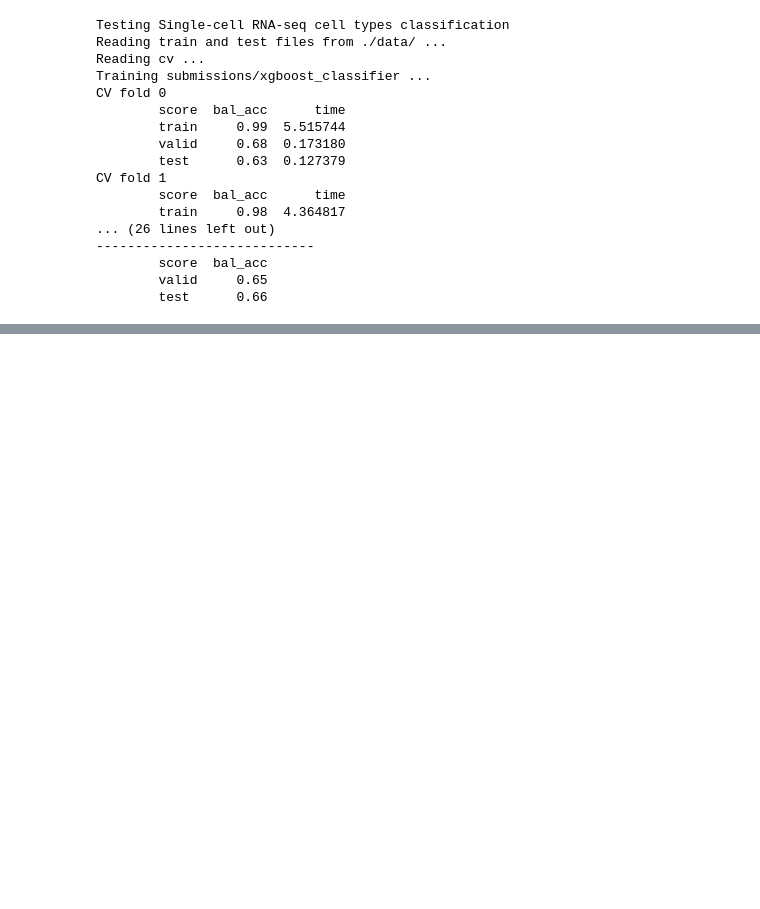
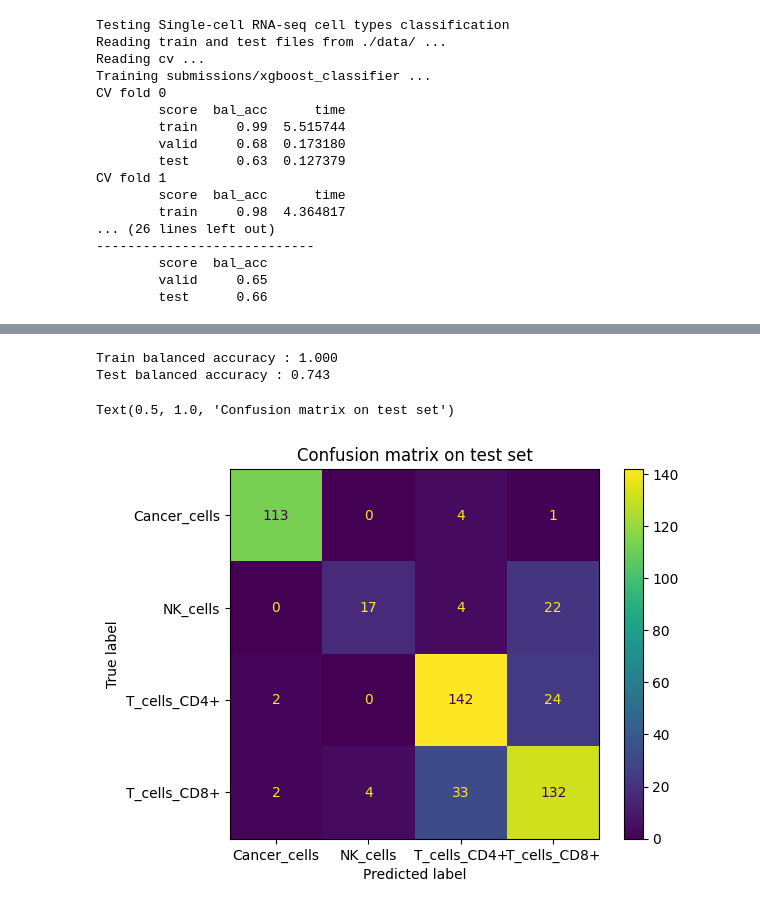
Before and after one commit to DataCampDS/scmark-classification-etoiles, a Jupyter notebook: pipeline_model.ipynb, the cells around one changed output, grey strips where cells are left out. Saved outputs shown, nothing was run; the diff lists cells and outputs as text; code cells hidden in the pictures; blank space fills up the shorter version.

```diff
--- a/pipeline_model.ipynb
+++ b/pipeline_model.ipynb
@@ -233,0 +410,24 @@ CV fold 1
+# %%
+# fit on train
+pipe.fit(X_train_log, y_train)
+y_tr_pred = pipe.predict(X_train_log)
+
+# predict on test
+X_test_log = preprocess_X(X_test)
+y_te_pred = pipe.predict(X_test_log)
+# %%
+from sklearn.metrics import confusion_matrix
+from sklearn.metrics import ConfusionMatrixDisplay
+
+# compute balanced accuracy and confusion matrix
+print(f"Train balanced accuracy : {balanced_accuracy_score(y_train, y_tr_pred):.3f}")
+print(f"Test balanced accuracy : {balanced_accuracy_score(y_test, y_te_pred):.3f}")
+cm = confusion_matrix(y_test, y_te_pred)
+disp = ConfusionMatrixDisplay(confusion_matrix=cm, display_labels=pipe.classes_, )
+disp.plot()
+plt.title("Confusion matrix on test set")
+# %% [output]
+Train balanced accuracy : 1.000
+Test balanced accuracy : 0.743
+Text(0.5, 1.0, 'Confusion matrix on test set')
+[figure, added]
```
Also changed, not shown: parts of 12 cells of this notebook.
